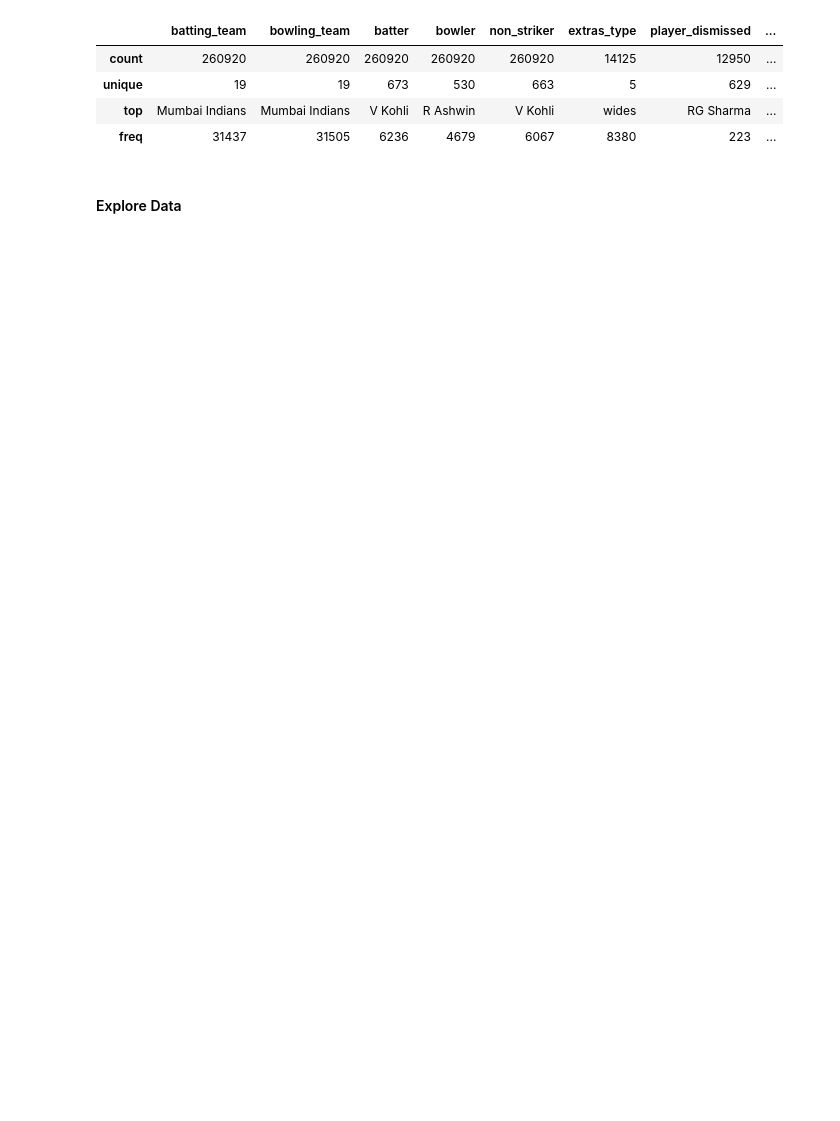
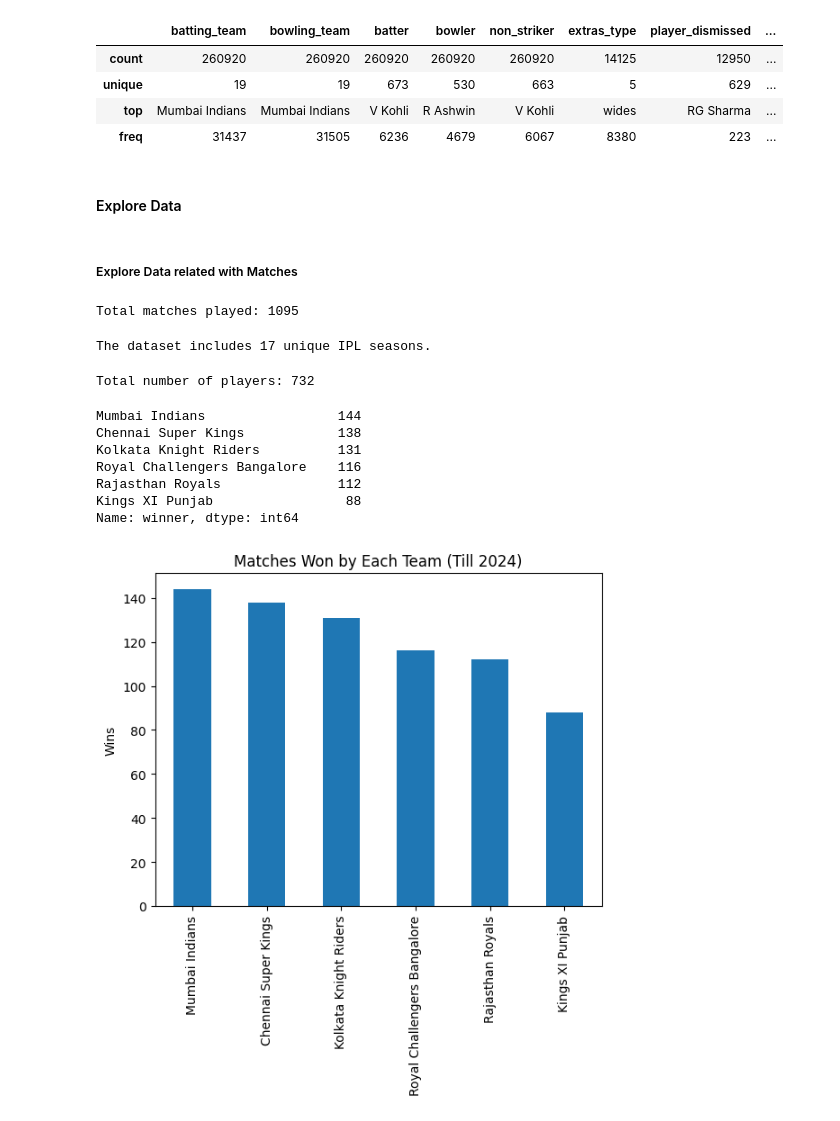
Before and after one commit to Parth-0804/DS_PROJEKT_AIM, a Jupyter notebook: 01_data/GR04_ipynb_Hiregoudar1_Ravaliya2_GoblipurBhanuprakashNag3.ipynb, the cells around one changed output. Cells and saved outputs as stored; diff of their text form; code cells hidden in the pictures; blank space fills up the shorter version.

```diff
--- a/01_data/GR04_ipynb_Hiregoudar1_Ravaliya2_GoblipurBhanuprakashNag3.ipynb
+++ b/01_data/GR04_ipynb_Hiregoudar1_Ravaliya2_GoblipurBhanuprakashNag3.ipynb
@@ -138,5 +138,44 @@ deliveries.describe(include='object')
 | unique | 19 | 19 | 673 | 530 | 663 | 5 | 629 | ... |
 | top | Mumbai Indians | Mumbai Indians | V Kohli | R Ashwin | V Kohli | wides | RG Sharma | ... |
 | freq | 31437 | 31505 | 6236 | 4679 | 6067 | 8380 | 223 | ... |
+# %%
+# Date to Year for better EDA
+matches['year'] = pd.to_datetime(matches['date']).dt.year
 # %% [markdown]
 #### Explore Data
+# %% [markdown]
+##### Explore Data related with Matches
+# %%
+#Number of Matches Played
+total_matches = matches.shape[0]
+print(f"Total matches played: {total_matches}")
+# %% [output]
+Total matches played: 1095
+# %%
+#Number of Seasons Played
+print(f"The dataset includes {matches['season'].nunique()} unique IPL seasons.")
+# %% [output]
+The dataset includes 17 unique IPL seasons.
+# %%
+#Total number of players
+all_players = pd.concat([deliveries['batter'], deliveries['non_striker'], deliveries['bowler']])
+total_players = all_players.nunique()
+print(f"Total number of players: {total_players}")
+# %% [output]
+Total number of players: 732
+# %%
+#Maximum number of matches won by each team till 2024
+team_wins = matches['winner'].value_counts()[0:6]
+print(team_wins)
+team_wins.plot(kind='bar', title='Matches Won by Each Team (Till 2024)')
+plt.ylabel('Wins')
+plt.show()
+# %% [output]
+Mumbai Indians                 144
+Chennai Super Kings            138
+Kolkata Knight Riders          131
+Royal Challengers Bangalore    116
+Rajasthan Royals               112
+Kings XI Punjab                 88
+Name: winner, dtype: int64
+[figure, added]
```
Also changed, not shown: parts of 30 cells of this notebook.
